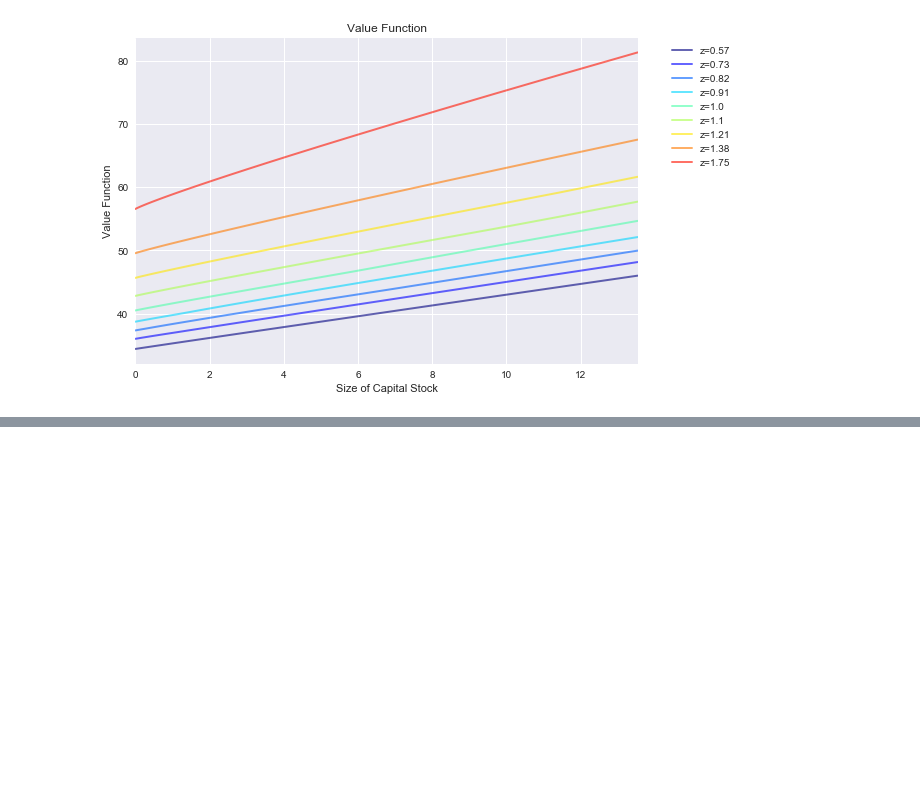
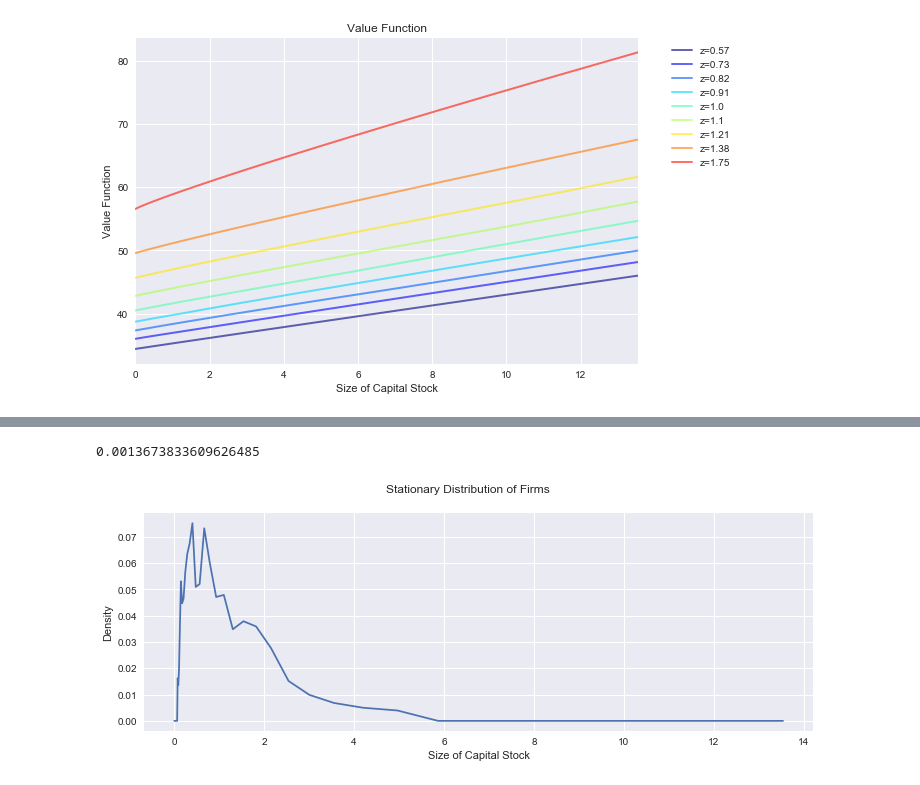
Before and after one commit to maxcd/OSM_BootCampExercises, a Jupyter notebook: Econ/Wk3_FirmDyn/Notebooks/StochasticFirmVFI.ipynb, the cells around one changed output, grey strips where cells are left out. Cells and saved outputs as stored; diff of their text form; code cells hidden in the pictures; blank space fills up the shorter version.

Commit message:
uploaded Firm Dynamics Pset in Notebooks Folder

```diff
--- a/Econ/Wk3_FirmDyn/Notebooks/StochasticFirmVFI.ipynb
+++ b/Econ/Wk3_FirmDyn/Notebooks/StochasticFirmVFI.ipynb
@@ -371,0 +521,8 @@ array([[ True, False, False, False, False, False, False, False, False],
+# %%
+model = ge.firms_model() # initiate model with default parameter from the exercise
+model.make_z() # approximate the shocks
+model.make_k() # make the grid
+model.make_flows() #calculate the flows
+deviation = model.check_L_clearing()  # print the aggregates and check difference of labor
+                            # supply and demand
+print(deviation)
@@ -371,0 +545,9 @@ array([[ True, False, False, False, False, False, False, False, False],
+# %%
+deviation = model.check_L_clearing() # check again
+deviation
+# %% [output]
+0.0013673833609626485
+# %%
+model.plot_dist()
+# %% [output]
+[figure, added]
```
Also changed, not shown: parts of 25 cells of this notebook, 1 other file.
